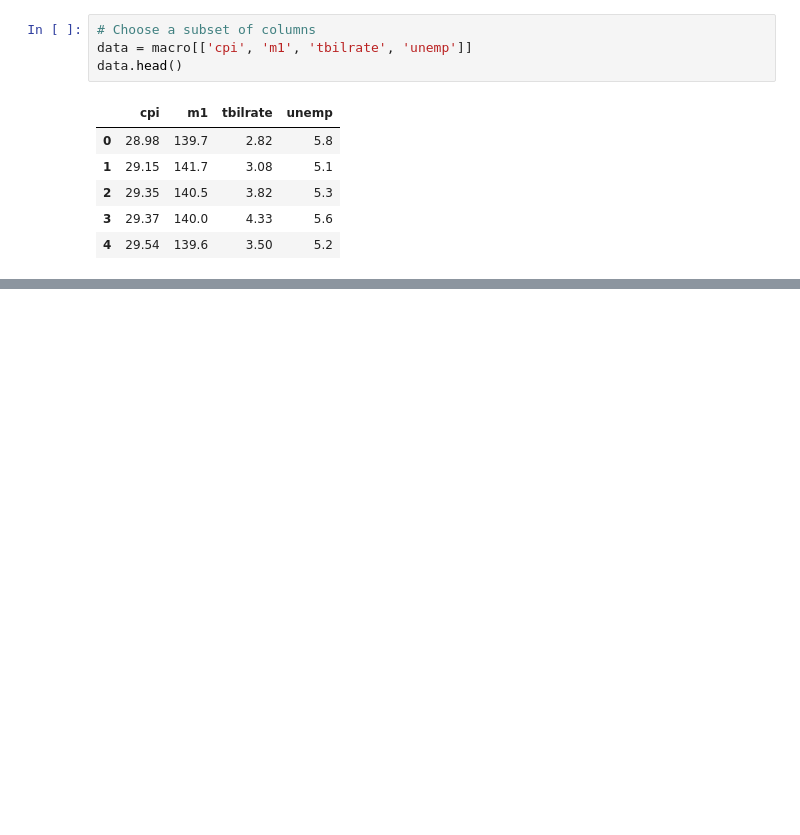
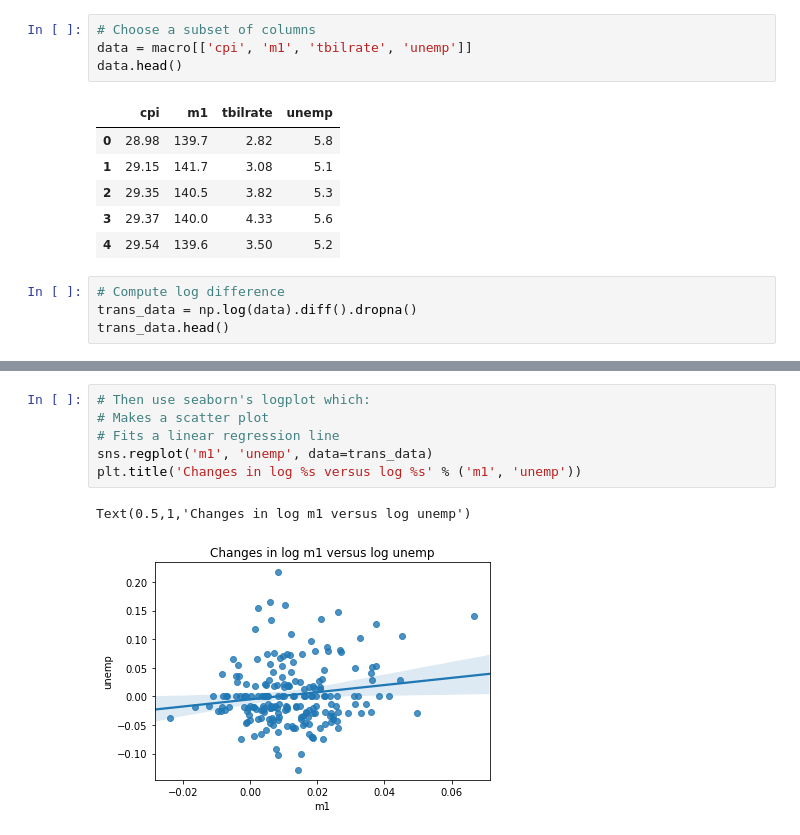
Before and after one commit to pekoto-zz/MyJupyterNotes, a Jupyter notebook: Python for Data Analysis.ipynb, the cells around one changed output, grey strips where cells are left out. Saved outputs shown, nothing was run; the diff lists cells and outputs as text; blank space fills up the shorter version.

Commit message:
Finished off plots

```diff
--- a/Python for Data Analysis.ipynb
+++ b/Python for Data Analysis.ipynb
@@ -4769,3 +4769,7 @@ data.head()
 | 2 | 29.35 | 140.5 | 3.82 | 5.3 |
 | 3 | 29.37 | 140.0 | 4.33 | 5.6 |
 | 4 | 29.54 | 139.6 | 3.50 | 5.2 |
+# %%
+# Compute log difference
+trans_data = np.log(data).diff().dropna()
+trans_data.head()
@@ -4771,0 +4783,9 @@ data.head()
+# %%
+# Then use seaborn's logplot which:
+# Makes a scatter plot
+# Fits a linear regression line
+sns.regplot('m1', 'unemp', data=trans_data)
+plt.title('Changes in log %s versus log %s' % ('m1', 'unemp'))
+# %% [output]
+Text(0.5,1,'Changes in log m1 versus log unemp')
+[figure, added]
```
Also changed, not shown: parts of 2 cells of this notebook.
